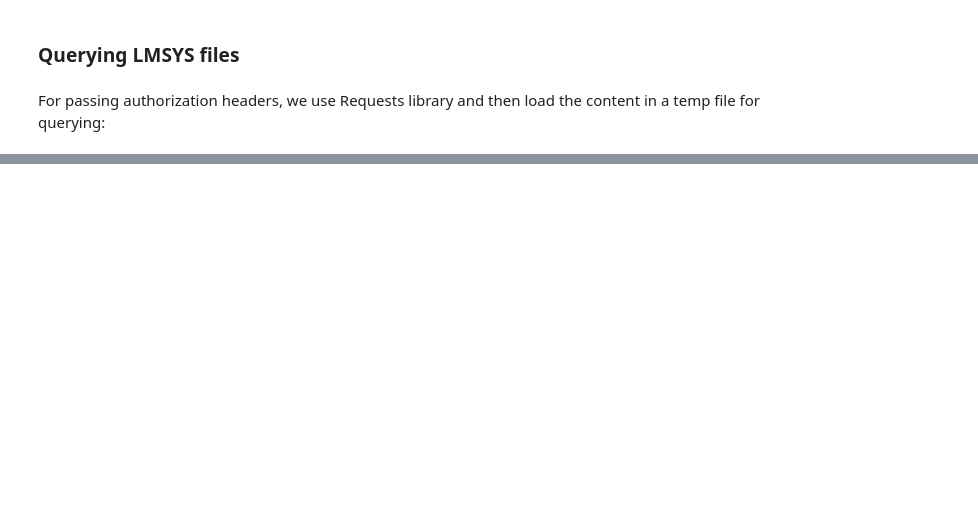
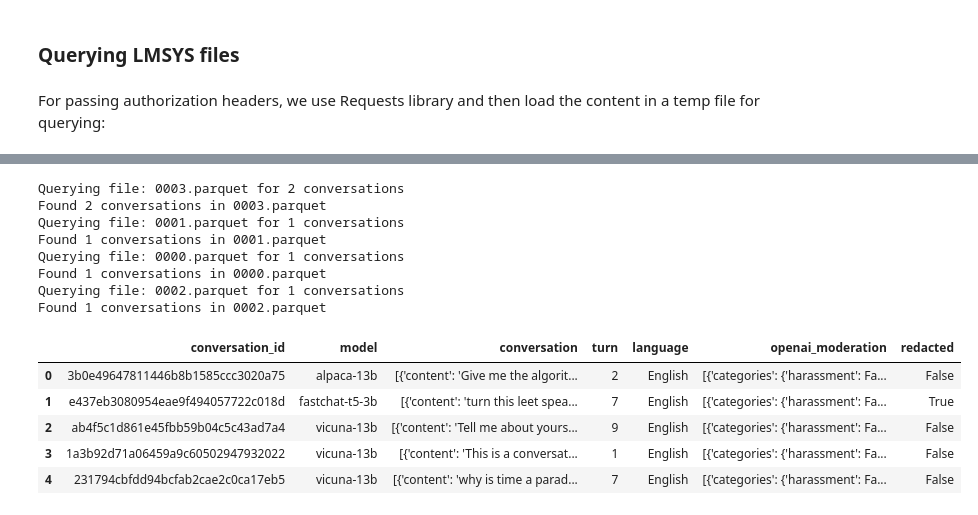
Before and after one commit to reddgr/chatbot-arena-wrapper, a Jupyter notebook: exploring-parquet-files-with-duckdb.ipynb, the cells around one changed output, grey strips where cells are left out. Cells and saved outputs as stored; diff of their text form; code cells hidden in the pictures; blank space fills up the shorter version.

Commit message:
INDEXED SEARCH

```diff
--- a/exploring-parquet-files-with-duckdb.ipynb
+++ b/exploring-parquet-files-with-duckdb.ipynb
@@ -161,0 +251,32 @@ https://huggingface.co/datasets/lmsys/lmsys-chat-1m/resolve/refs%2Fconvert%2Fpar
+# %%
+def extract_conversations(urls_list, conversation_ids):
+    urls = urls_list.copy()
+    result_df = pd.DataFrame()
+
+    for convid in conversation_ids:
+        print(f"Searching conversation: {convid}")
+        random.shuffle(urls)
+        for url in urls:
+            print(f"Querying file: {url}")
+            r = requests.get(url, headers=headers)
+            with tempfile.NamedTemporaryFile(suffix=".parquet", delete=False) as tmp:
+                tmp.write(r.content)
+                tmp_path = tmp.name
+
+            query_str = f"""
+                SELECT * FROM read_parquet('{tmp_path}')
+                WHERE conversation_id = '{convid}'
+                """
+            df = duckdb.query(query_str).df()
+            if len(df) > 0:
+                print(f"Found {convid} in {url.split('/')[-1]}")
+            # Stop searching if the conversation has been found
+            if len(df) > 0:
+                result_df = pd.concat([result_df, df], ignore_index=True)
+                break
+
+    return result_df
+
+conversation_ids = ["e437eb3080954eae9f494057722c018d", "3b0e49647811446b8b1585ccc3020a75"]
+df = extract_conversations(urls_list=parquet_urls, conversation_ids=conversation_ids)
+display(df)
@@ -260,0 +405,25 @@ Found 10 result(s) in 0003.parquet
+# %%
+conversation_ids = ['e437eb3080954eae9f494057722c018d',
+                    '3b0e49647811446b8b1585ccc3020a75',
+                    'ab4f5c1d861e45fbb59b04c5c43ad7a4',
+                    '1a3b92d71a06459a9c60502947932022',
+                    '231794cbfdd94bcfab2cae2c0ca17eb5'
+                    ]
+auth_header = {"Authorization": f"Bearer {hf_token}"}
+df = extract_conversations_using_index("json/conversation_index.json", parquet_urls, conversation_ids, auth_header)
+display(df)
+# %% [output]
+Querying file: 0003.parquet for 2 conversations
+Found 2 conversations in 0003.parquet
+Querying file: 0001.parquet for 1 conversations
+Found 1 conversations in 0001.parquet
+Querying file: 0000.parquet for 1 conversations
+Found 1 conversations in 0000.parquet
+Querying file: 0002.parquet for 1 conversations
+Found 1 conversations in 0002.parquet
+|  | conversation_id | model | conversation | turn | language | openai_moderation | redacted |
+| 0 | 3b0e49647811446b8b1585ccc3020a75 | alpaca-13b | [{'content': 'Give me the algorit... | 2 | English | [{'categories': {'harassment': Fa... | False |
+| 1 | e437eb3080954eae9f494057722c018d | fastchat-t5-3b | [{'content': 'turn this leet spea... | 7 | English | [{'categories': {'harassment': Fa... | True |
+| 2 | ab4f5c1d861e45fbb59b04c5c43ad7a4 | vicuna-13b | [{'content': 'Tell me about yours... | 9 | English | [{'categories': {'harassment': Fa... | False |
+| 3 | 1a3b92d71a06459a9c60502947932022 | vicuna-13b | [{'content': 'This is a conversat... | 1 | English | [{'categories': {'harassment': Fa... | False |
+| 4 | 231794cbfdd94bcfab2cae2c0ca17eb5 | vicuna-13b | [{'content': 'why is time a parad... | 7 | English | [{'categories': {'harassment': Fa... | False |
```
Also changed, not shown: parts of 14 cells of this notebook, 1 other file.
